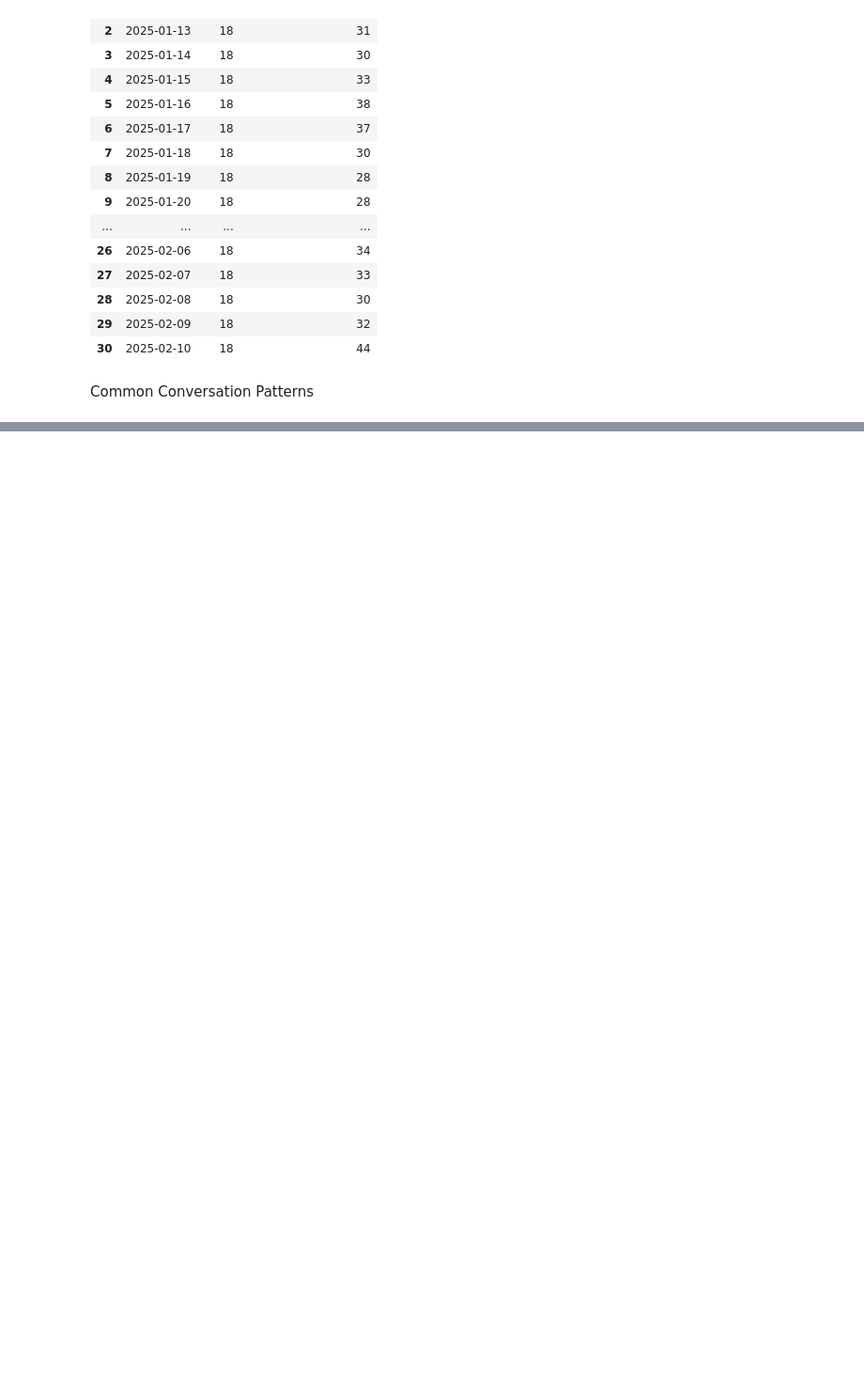
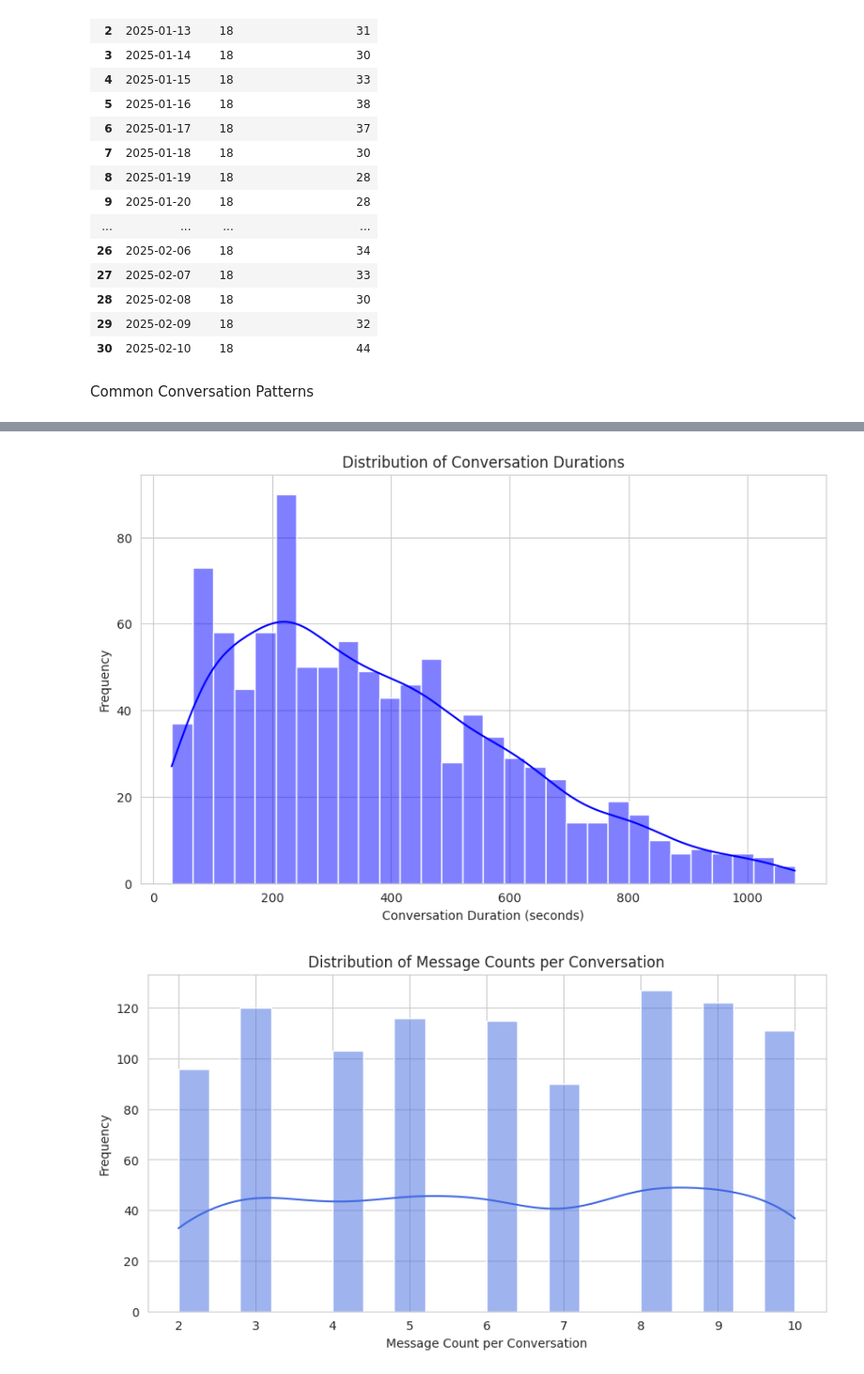
Before and after one commit to ahhmedaqil/data_scientist_assessment, a Jupyter notebook: Data_Scientist_Assessment.ipynb, the cells around one changed output, grey strips where cells are left out. Shown at 94% size. Saved outputs shown, nothing was run; the diff lists cells and outputs as text; code cells hidden in the pictures; blank space fills up the shorter version.

```diff
--- a/Data_Scientist_Assessment.ipynb
+++ b/Data_Scientist_Assessment.ipynb
@@ -326,0 +348,23 @@ response_time_per_conv
+# %%
+# distribution plot
+plt.figure(figsize=(10, 6))
+sns.histplot(df_conversations['duration'], bins=30, kde=True, color='blue')
+
+plt.xlabel("Conversation Duration (seconds)")
+plt.ylabel("Frequency")
+plt.title("Distribution of Conversation Durations")
+
+plt.show()
+print("\n")
+
+sns.set_style("whitegrid")
+plt.figure(figsize=(10, 5))
+sns.histplot(message_count_dist["message_count"], bins=20, kde=True, color="royalblue")
+plt.xlabel("Message Count per Conversation")
+plt.ylabel("Frequency")
+plt.title("Distribution of Message Counts per Conversation")
+
+plt.show()
+# %% [output]
+[figure, added]
+[figure, added]
```
Also changed, not shown: parts of 4 cells of this notebook.
